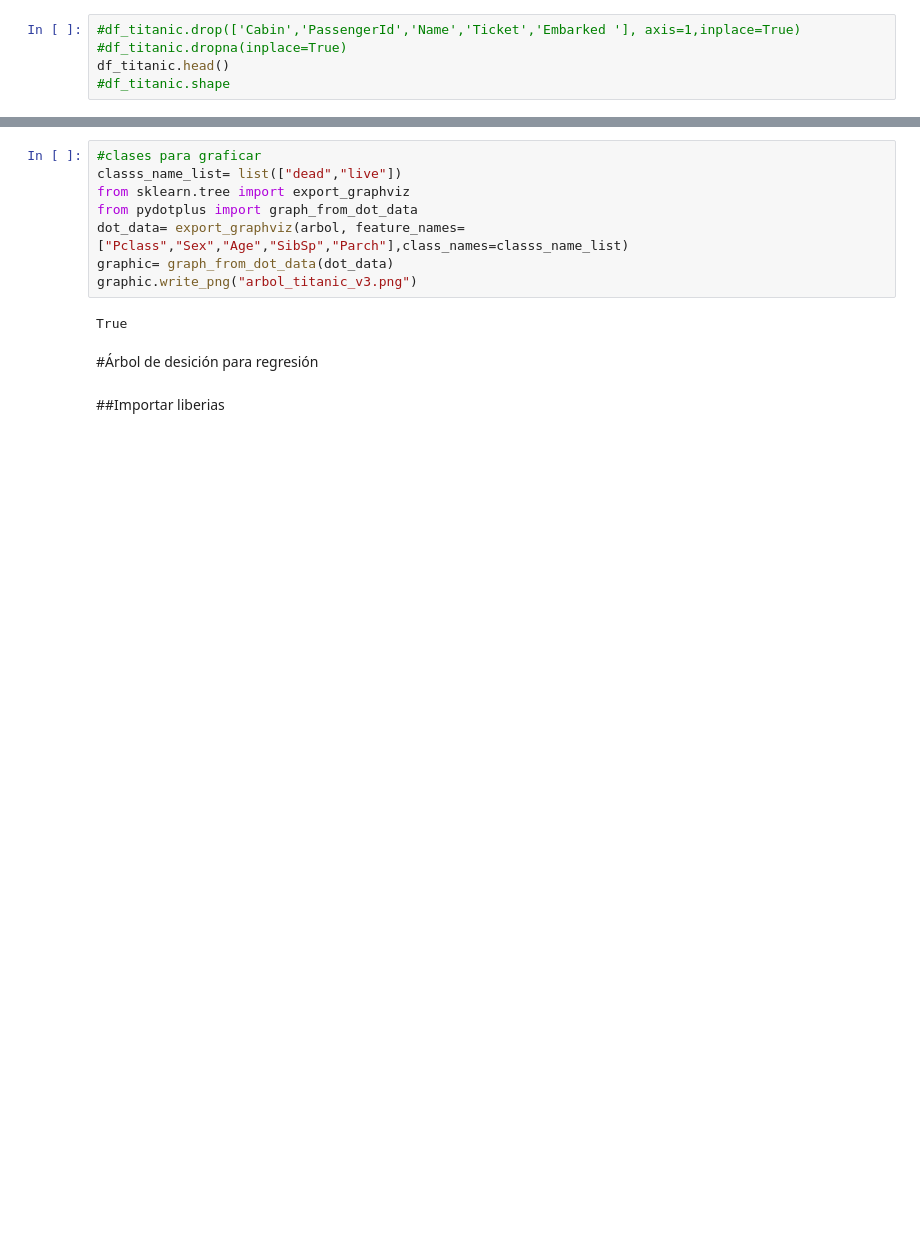
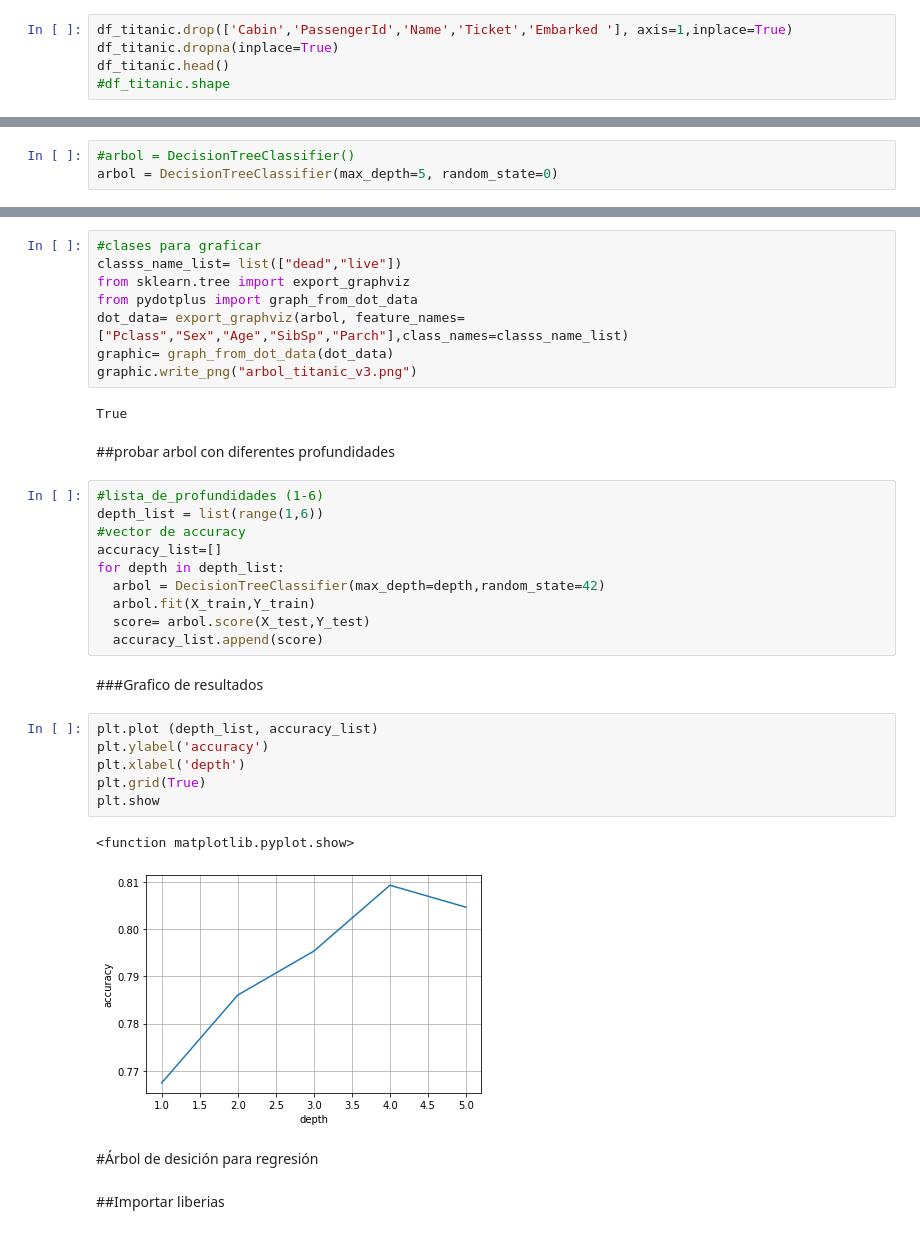
Before and after one commit to luisFernandoCastellanosG/Machine_learning, a Jupyter notebook: Jupyter_noteBook/P1_sklearn_arbol_de_desición_clasificación_regresión.ipynb, the cells around one changed output, grey strips where cells are left out. Saved outputs shown, nothing was run; the diff lists cells and outputs as text; blank space fills up the shorter version.

```diff
--- a/Jupyter_noteBook/P1_sklearn_arbol_de_desición_clasificación_regresión.ipynb
+++ b/Jupyter_noteBook/P1_sklearn_arbol_de_desición_clasificación_regresión.ipynb
@@ -227,8 +215,8 @@ plt.show()
 # %% [markdown]
 ### Eliminar columnas
 # %%
-#df_titanic.drop(['Cabin','PassengerId','Name','Ticket','Embarked '], axis=1,inplace=True)
-#df_titanic.dropna(inplace=True)
+df_titanic.drop(['Cabin','PassengerId','Name','Ticket','Embarked '], axis=1,inplace=True)
+df_titanic.dropna(inplace=True)
 df_titanic.head()
 #df_titanic.shape
 # %% [output]
@@ -261,3 +247,6 @@ arbol = DecisionTreeClassifier()
+# %%
+#arbol = DecisionTreeClassifier()
+arbol = DecisionTreeClassifier(max_depth=5, random_state=0)
 # %% [markdown]
 ##Separar datos de X y Y  y entrenar
 *  X= (Pclass + Sex +Age +Sibsp + Parch + Fare)
@@ -301,6 +290,29 @@ graphic= graph_from_dot_data(dot_data)
 graphic.write_png("arbol_titanic_v3.png")
 # %% [output]
 True
+# %% [markdown]
+##probar arbol con diferentes profundidades
+# %%
+#lista_de_profundidades (1-6)
+depth_list = list(range(1,6))
+#vector de accuracy
+accuracy_list=[]
+for depth in depth_list:
+  arbol = DecisionTreeClassifier(max_depth=depth,random_state=42)
+  arbol.fit(X_train,Y_train)
+  score= arbol.score(X_test,Y_test)
+  accuracy_list.append(score)
+# %% [markdown]
+###Grafico de resultados
+# %%
+plt.plot (depth_list, accuracy_list)
+plt.ylabel('accuracy')
+plt.xlabel('depth')
+plt.grid(True)
+plt.show
+# %% [output]
+<function matplotlib.pyplot.show>
+[figure, added]
 # %% [markdown]
 #Árbol de desición para regresión
 # %% [markdown]
```
Also changed, not shown: parts of 12 cells of this notebook, 11 other files.
